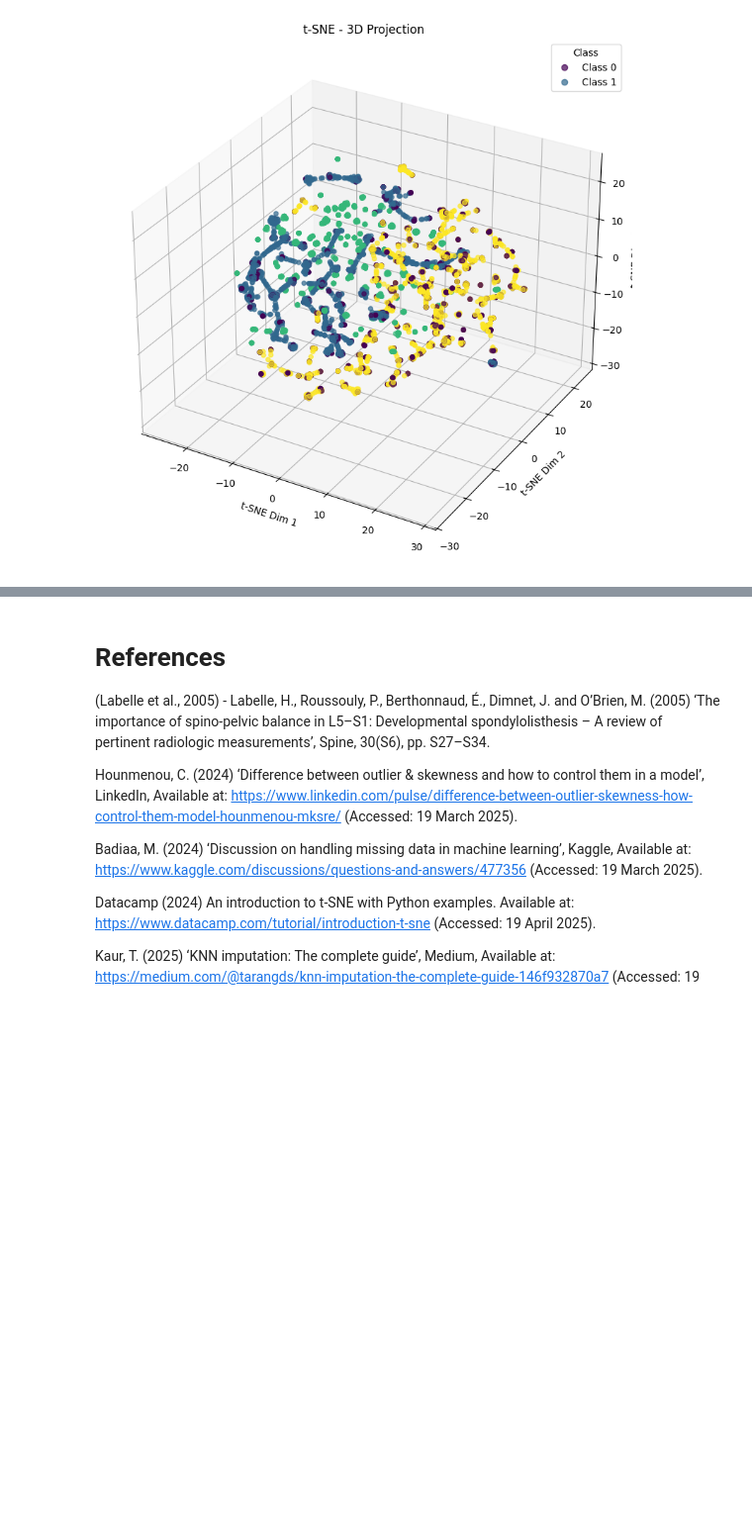
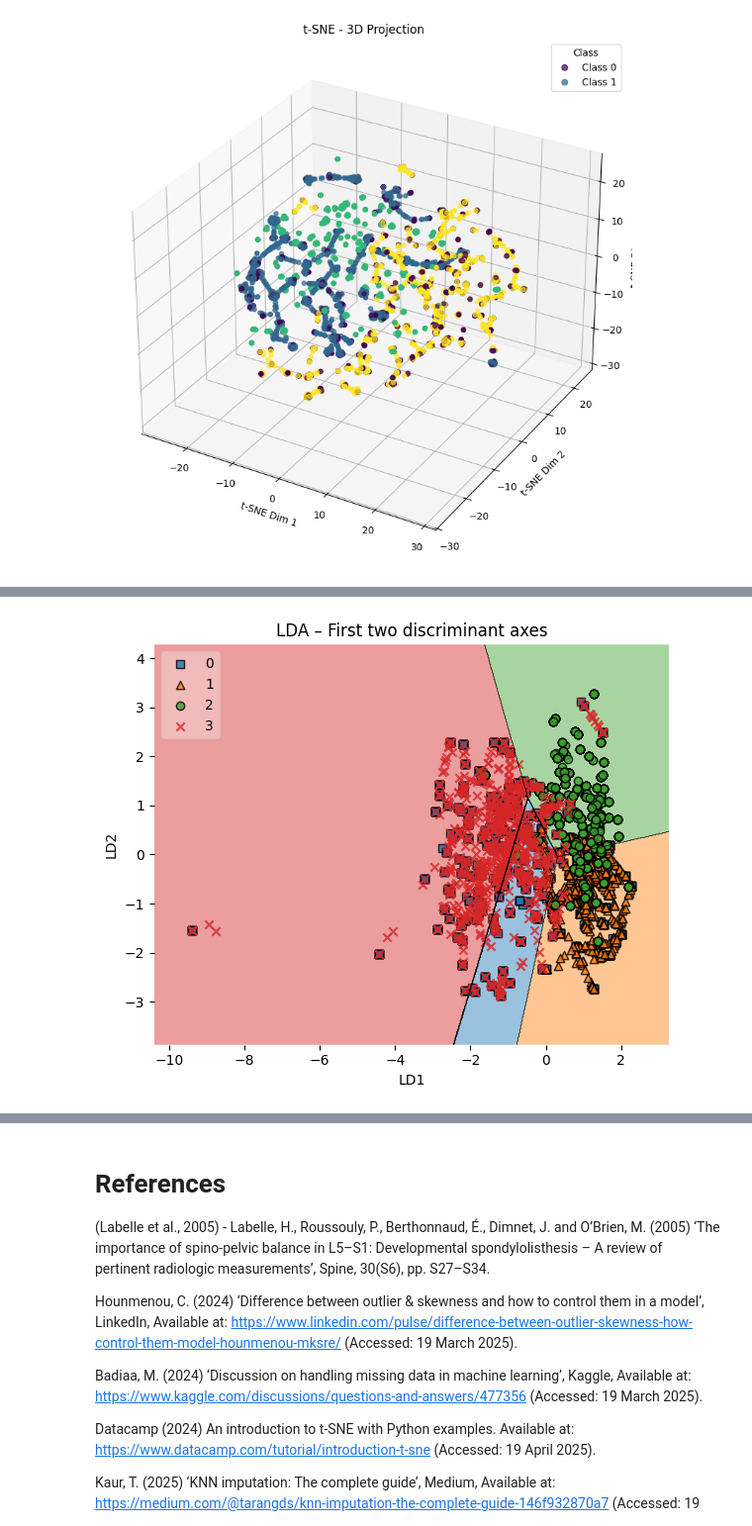
Before and after one commit to DSkilton/ML_Approaches_for_Predicting_Spinal_Disorders, a Jupyter notebook: main.ipynb, the cells around one changed output, grey strips where cells are left out. Shown at 99% size. Drawn from its saved outputs; the diff is of its cells as text; code cells hidden in the pictures; blank space fills up the shorter version.

```diff
--- a/main.ipynb
+++ b/main.ipynb
@@ -1261,3 +1393,83 @@ The PCA 3D projection retained ~48% of the dataset’s variance and provided a g
 Linear Discriminant Analysis (LDA) is a supervised dimensionality reduction technique that aims to project high-dimensional data onto a lower-dimensional space while preserving class separability. Unlike PCA, which is unsupervised and maximises variance, LDA explicitly uses the class labels to maximise the ratio of between-class variance to within-class variance (Sharma & Paliwal, 2008).
 
 This technique is particularly useful for classification tasks as it reduces noise and simplifies the feature space in a way that enhances class separability. In this project, LDA is used to reduce the feature space to three dimensions to visualise the class distributions after SMOTE resampling.
+# %%
+lda = LDA()
+lda.fit(X_train_balanced, y_train_balanced_encoded)
+sk_lda_pred = lda.predict(X_test_scaled_df)
+X_train_lda = lda.transform(X_train_balanced)
+X_test_lda = lda.transform(X_test_scaled_df)
+
+X_train_2d = X_train_lda[:, :2]
+X_test_2d = X_test_lda[:,  :2]
+
+lda_2d = LDA(solver='eigen')
+lda_2d.fit(X_train_2d, y_train_balanced_encoded)
+
+plt.figure(figsize=(6,5))
+plot_decision_regions(
+    X = X_train_2d,
+    y = y_train_balanced_encoded,
+    clf = lda_2d,
+    legend = 2
+)
+plt.title("LDA – First two discriminant axes")
+plt.xlabel("LD1")
+plt.ylabel("LD2")
+plt.tight_layout()
+plt.show()
+
+test_acc = accuracy_score(y_test_final_encoded, lda.predict(X_test_scaled_df))
+print(f"LDA (full→predict) test accuracy: {test_acc:.3f}")
+
+df_lda = pd.DataFrame(
+    X_train_lda,
+    columns=[f"LD{i+1}" for i in range(X_train_lda.shape[1])]
+)
+df_lda["class"] = y_train_balanced_encoded
+
+# 2D scatter: LD2 vs LD3
+plt.figure(figsize=(6,5))
+sns.scatterplot(
+    data=df_lda,
+    x="LD2", y="LD3",
+    hue="class",
+    palette="tab10",
+    alpha=0.7
+)
+plt.title("LDA – LD2 vs LD3")
+plt.axhline(0, color="k", lw=0.5)
+plt.axvline(0, color="k", lw=0.5)
+plt.show()
+
+# 2D scatter: LD1 vs LD3
+plt.figure(figsize=(6,5))
+sns.scatterplot(
+    data=df_lda,
+    x="LD1", y="LD3",
+    hue="class",
+    palette="tab10",
+    alpha=0.7
+)
+plt.title("LDA – LD1 vs LD3")
+plt.axhline(0, color="k", lw=0.5)
+plt.axvline(0, color="k", lw=0.5)
+plt.show()
+
+fig = px.scatter_3d(
+    df_lda, x="LD1", y="LD2", z="LD3",
+    color=df_lda["class"].astype(str),
+    title="LDA – 3D on first 3 discriminants",
+    opacity=0.7
+)
+fig.update_layout(
+    scene=dict(
+        xaxis_title="LD1",
+        yaxis_title="LD2",
+        zaxis_title="LD3"
+    ),
+    legend_title_text="Class"
+)
+fig.show()
+# %% [output]
+[figure, added]
```
Also changed, not shown: parts of 59 cells of this notebook.
